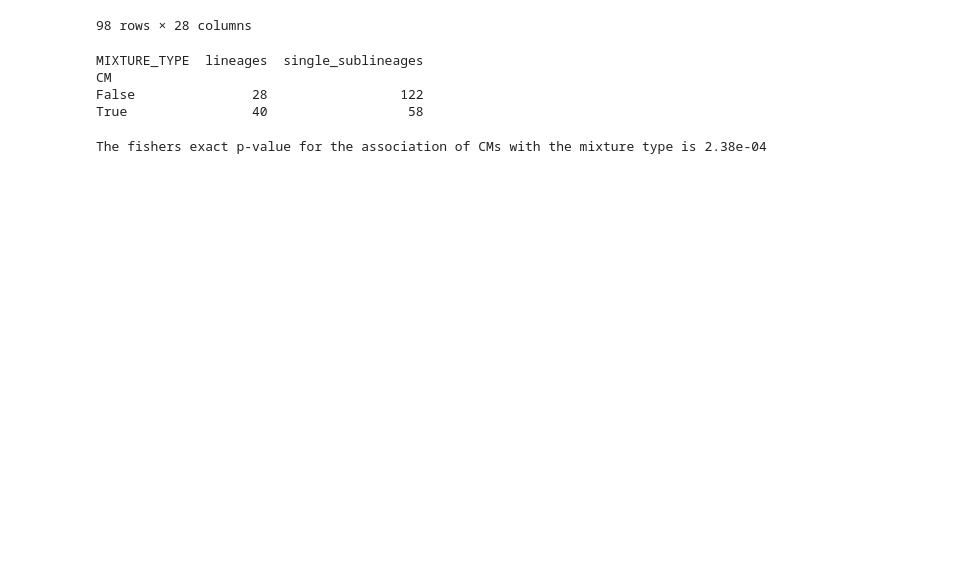
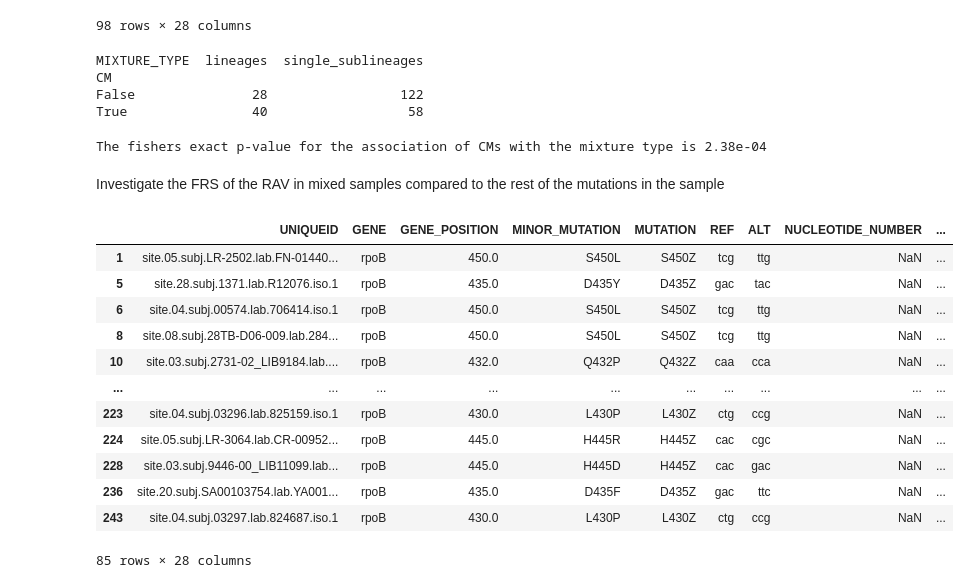
Before and after one commit to fowler-lab/tuberculosis-RNAP-subpopulations, a Jupyter notebook: analysis_refactored.ipynb, the cells around one changed output. Drawn from its saved outputs; the diff is of its cells as text; code cells hidden in the pictures; blank space fills up the shorter version.

```diff
--- a/analysis_refactored.ipynb
+++ b/analysis_refactored.ipynb
@@ -1030,3 +1035,21 @@ odds_ratio, p_value = fisher_exact(contingency)
 print("The fishers exact p-value for the association of CMs with the mixture type is {:.2e}".format(p_value))
 # %% [output]
 The fishers exact p-value for the association of CMs with the mixture type is 2.38e-04
+# %% [markdown]
+Investigate the FRS of the RAV in mixed samples compared to the rest of the mutations in the sample
+# %%
+variant_count_lin = variant_count_all[(variant_count_all.MIXTURE_TYPE=='lineages') | (variant_count_all.MIXTURE_TYPE=='sublineages')]
+# %% [output]
+|  | UNIQUEID | GENE | GENE_POSITION | MINOR_MUTATION | MUTATION | REF | ALT | NUCLEOTIDE_NUMBER | ... |
+| 1 | site.05.subj.LR-2502.lab.FN-01440... | rpoB | 450.0 | S450L | S450Z | tcg | ttg | NaN | ... |
+| 5 | site.28.subj.1371.lab.R12076.iso.1 | rpoB | 435.0 | D435Y | D435Z | gac | tac | NaN | ... |
+| 6 | site.04.subj.00574.lab.706414.iso.1 | rpoB | 450.0 | S450L | S450Z | tcg | ttg | NaN | ... |
+| 8 | site.08.subj.28TB-D06-009.lab.284... | rpoB | 450.0 | S450L | S450Z | tcg | ttg | NaN | ... |
+| 10 | site.03.subj.2731-02_LIB9184.lab.... | rpoB | 432.0 | Q432P | Q432Z | caa | cca | NaN | ... |
+| ... | ... | ... | ... | ... | ... | ... | ... | ... | ... |
+| 223 | site.04.subj.03296.lab.825159.iso.1 | rpoB | 430.0 | L430P | L430Z | ctg | ccg | NaN | ... |
+| 224 | site.05.subj.LR-3064.lab.CR-00952... | rpoB | 445.0 | H445R | H445Z | cac | cgc | NaN | ... |
+| 228 | site.03.subj.9446-00_LIB11099.lab... | rpoB | 445.0 | H445D | H445Z | cac | gac | NaN | ... |
+| 236 | site.20.subj.SA00103754.lab.YA001... | rpoB | 435.0 | D435F | D435Z | gac | ttc | NaN | ... |
+| 243 | site.04.subj.03297.lab.824687.iso.1 | rpoB | 430.0 | L430P | L430Z | ctg | ccg | NaN | ... |
+85 rows × 28 columns
```
Also changed, not shown: parts of 10 cells of this notebook.
